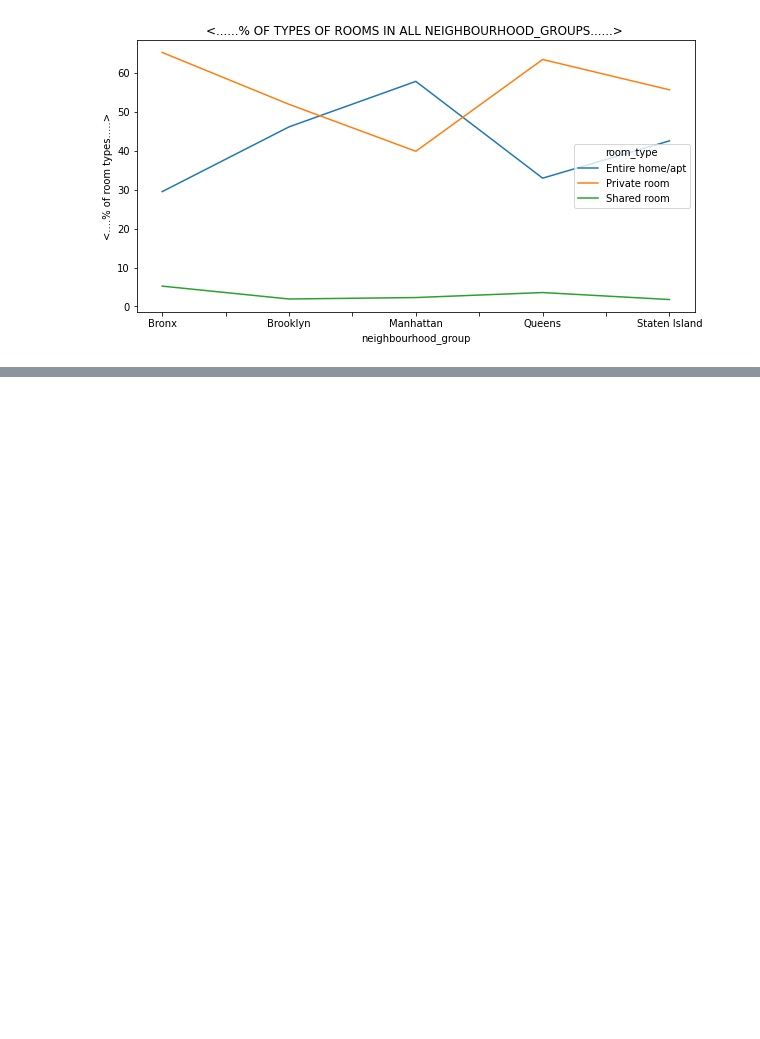
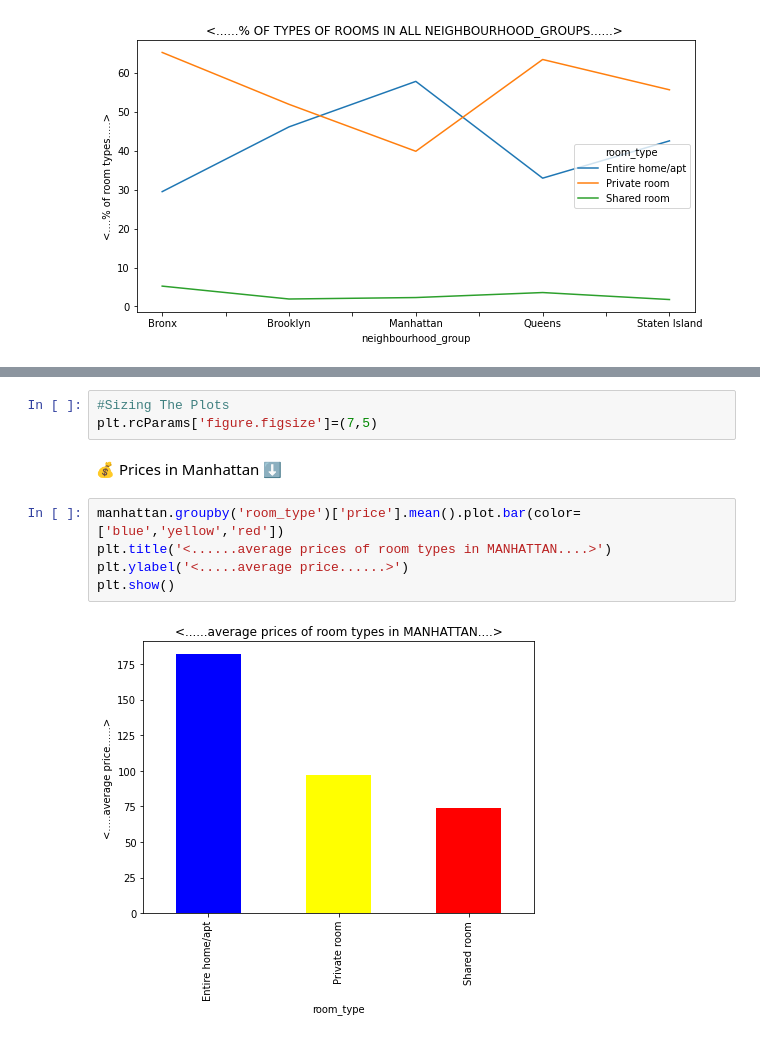
Before and after one commit to DevOps-With-Mantresh/EDA-Airbnb, a Jupyter notebook: EDA_of_Airbnb.ipynb, the cells around one changed output, grey strips where cells are left out. Saved outputs shown, nothing was run; the diff lists cells and outputs as text; blank space fills up the shorter version.

```diff
--- a/EDA_of_Airbnb.ipynb
+++ b/EDA_of_Airbnb.ipynb
@@ -444,0 +459,12 @@ plt.show()
+# %%
+#Sizing The Plots
+plt.rcParams['figure.figsize']=(7,5)
+# %% [markdown]
+💰 Prices in Manhattan ⬇
+# %%
+manhattan.groupby('room_type')['price'].mean().plot.bar(color=['blue','yellow','red'])
+plt.title('<......average prices of room types in MANHATTAN....>')
+plt.ylabel('<.....average price......>')
+plt.show()
+# %% [output]
+[figure, added]
```
Also changed, not shown: parts of 29 cells of this notebook.
